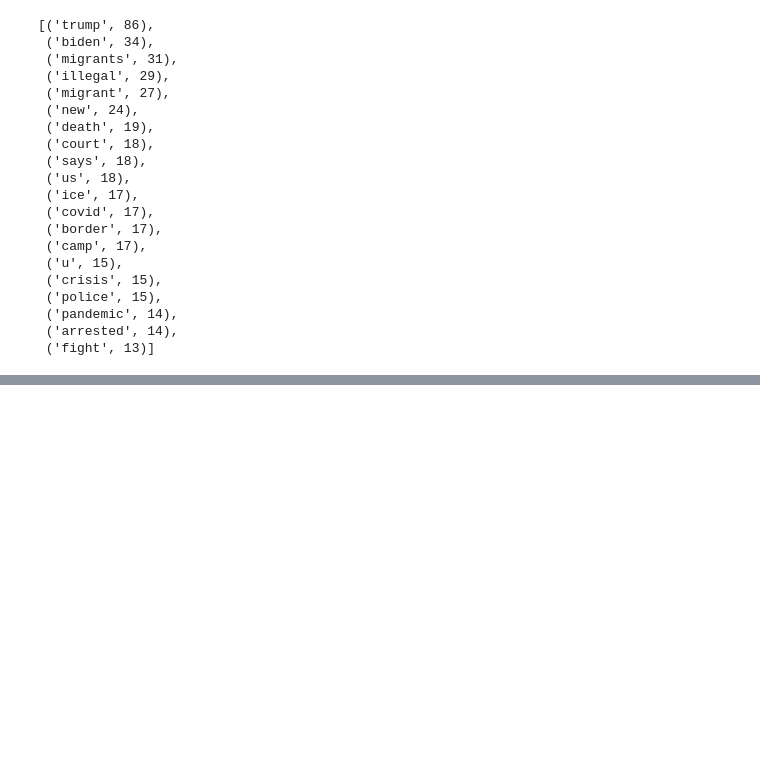
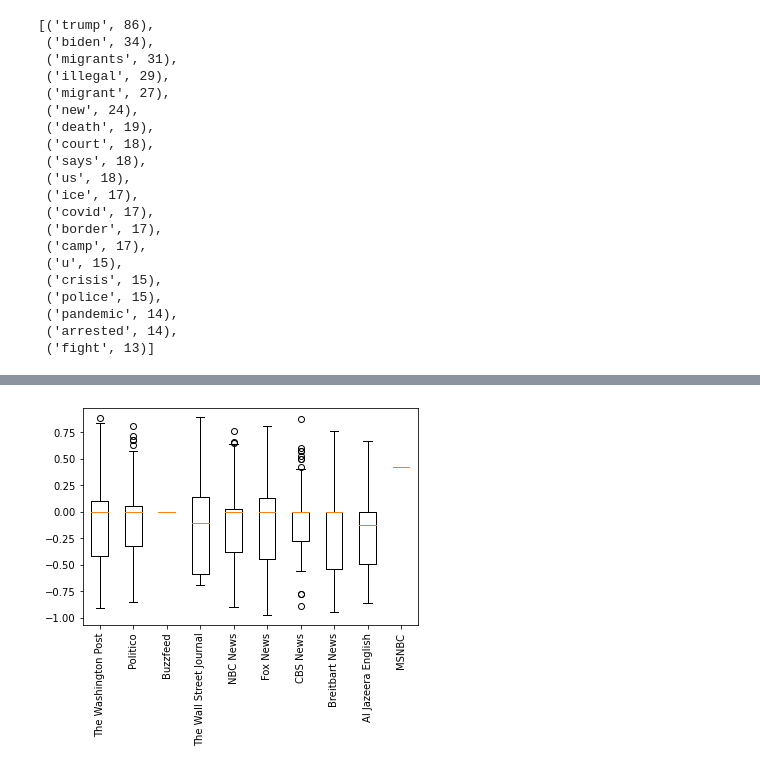
Before and after one commit to James-Ashley/sentiment_analysis, a Jupyter notebook: data_analysis/data_analysis_RCK-Copy1.ipynb, the cells around one changed output, grey strips where cells are left out. Drawn from its saved outputs; the diff is of its cells as text; code cells hidden in the pictures; blank space fills up the shorter version.

```diff
--- a/data_analysis/data_analysis_RCK-Copy1.ipynb
+++ b/data_analysis/data_analysis_RCK-Copy1.ipynb
@@ -295,0 +334,6 @@ neg_headlines_freq.most_common(20)
+# %%
+plt.boxplot([df['compound score'].loc[df['Source']==source] for source in sources])
+plt.xticks([1, 2, 3, 4, 5, 6, 7, 8, 9, 10], sources, rotation='vertical')
+plt.show()
+# %% [output]
+[figure, added]
```
Also changed, not shown: parts of 6 cells of this notebook.
